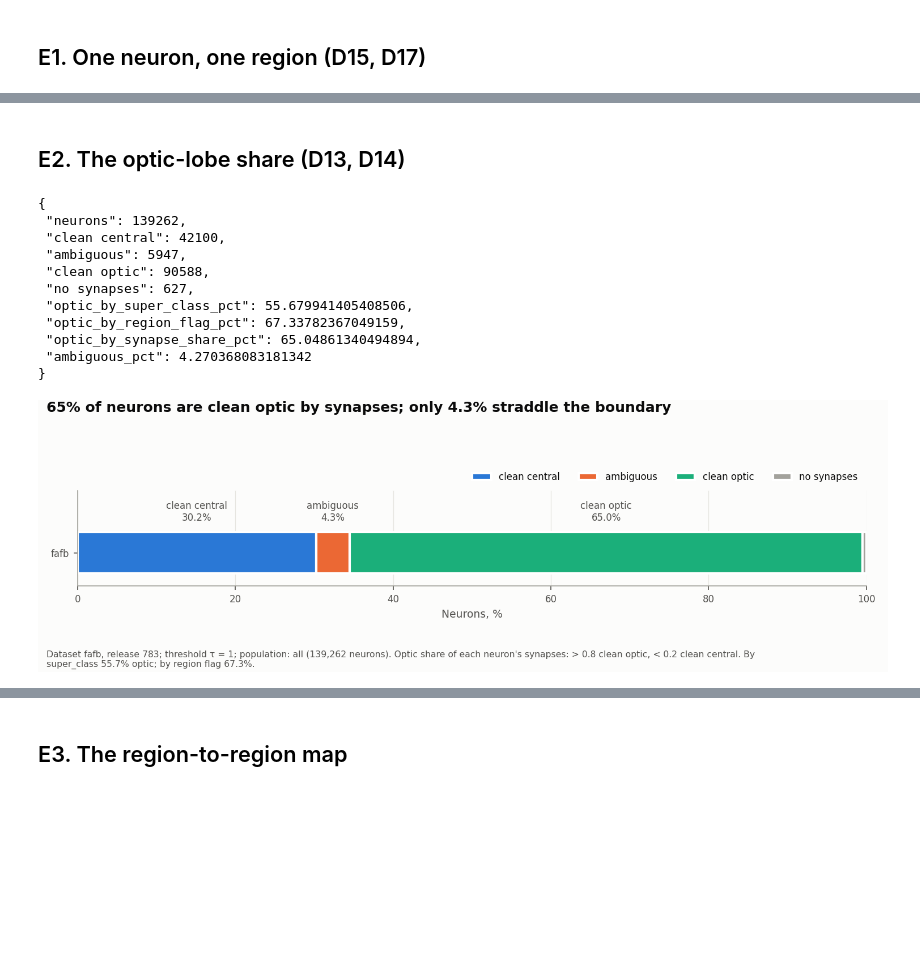
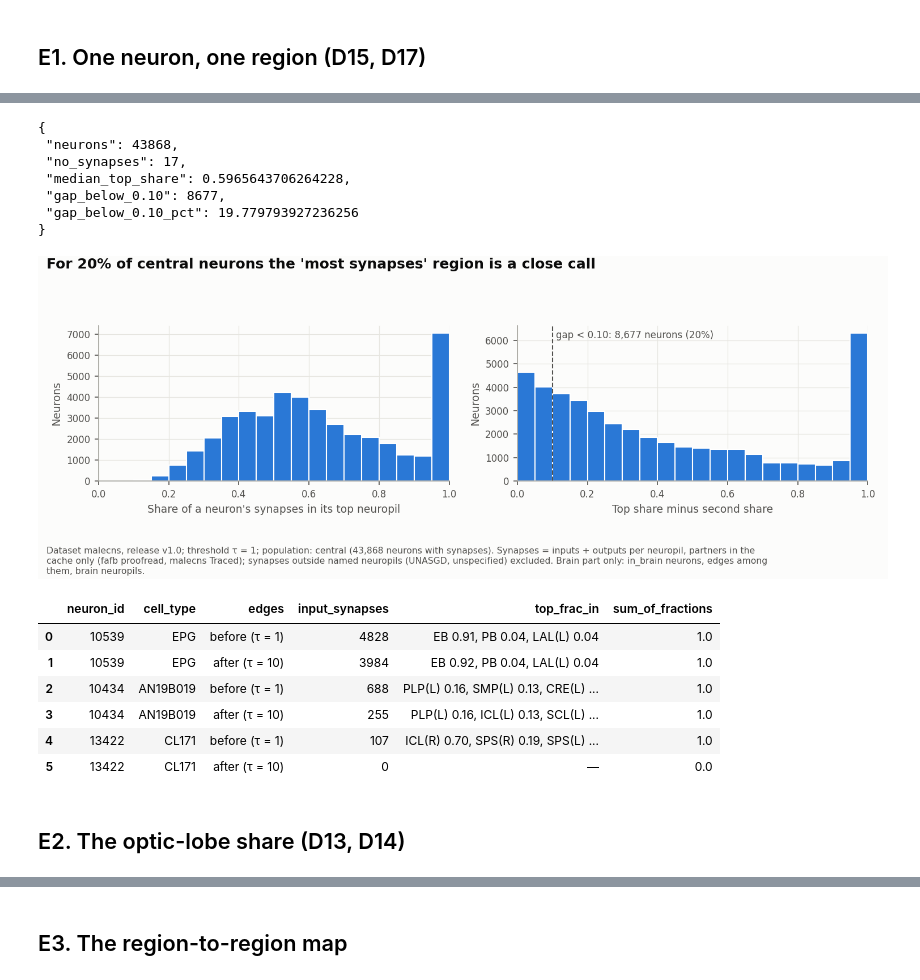
Before and after one commit to teyerci/p5-pu-wiring, a Jupyter notebook: notebooks/eda_E.ipynb, the cells around one changed output, grey strips where cells are left out. Cells and saved outputs as stored; diff of their text form; code cells hidden in the pictures; blank space fills up the shorter version.

```diff
--- a/notebooks/eda_E.ipynb
+++ b/notebooks/eda_E.ipynb
@@ -45,21 +57,21 @@ display(tabs['worked_example'])
+# %%
+tabs = show('E1_malecns', F.fig_e1(*mal, ds='malecns', release='v1.0'))
+display(tabs['worked_example'])
+# %% [output]
+{
+ "neurons": 43868,
+ "no_synapses": 17,
+ "median_top_share": 0.5965643706264228,
+ "gap_below_0.10": 8677,
+ "gap_below_0.10_pct": 19.779793927236256
+}
+[figure, added]
+|  | neuron_id | cell_type | edges | input_synapses | top_frac_in | sum_of_fractions |
+| 0 | 10539 | EPG | before (τ = 1) | 4828 | EB 0.91, PB 0.04, LAL(L) 0.04 | 1.0 |
+| 1 | 10539 | EPG | after (τ = 10) | 3984 | EB 0.92, PB 0.04, LAL(L) 0.04 | 1.0 |
+| 2 | 10434 | AN19B019 | before (τ = 1) | 688 | PLP(L) 0.16, SMP(L) 0.13, CRE(L) ... | 1.0 |
+| 3 | 10434 | AN19B019 | after (τ = 10) | 255 | PLP(L) 0.16, ICL(L) 0.13, SCL(L) ... | 1.0 |
+| 4 | 13422 | CL171 | before (τ = 1) | 107 | ICL(R) 0.70, SPS(R) 0.19, SPS(L) ... | 1.0 |
+| 5 | 13422 | CL171 | after (τ = 10) | 0 | — | 0.0 |
 # %% [markdown]
 ## E2. The optic-lobe share (D13, D14)
-# %%
-paths, st, tabs = F.fig_e2(neurons, edgeroi)
-STATS['E2'] = st
-print(json.dumps(st, indent=1, default=float))
-for p in paths:
-    display(Image(filename=str(p)))
-# %% [output]
-{
- "neurons": 139262,
- "clean central": 42100,
- "ambiguous": 5947,
- "clean optic": 90588,
- "no synapses": 627,
- "optic_by_super_class_pct": 55.679941405408506,
- "optic_by_region_flag_pct": 67.33782367049159,
- "optic_by_synapse_share_pct": 65.04861340494894,
- "ambiguous_pct": 4.270368083181342
-}
-[figure, removed]
```
Also changed, not shown: parts of 21 cells of this notebook, 23 other files.
